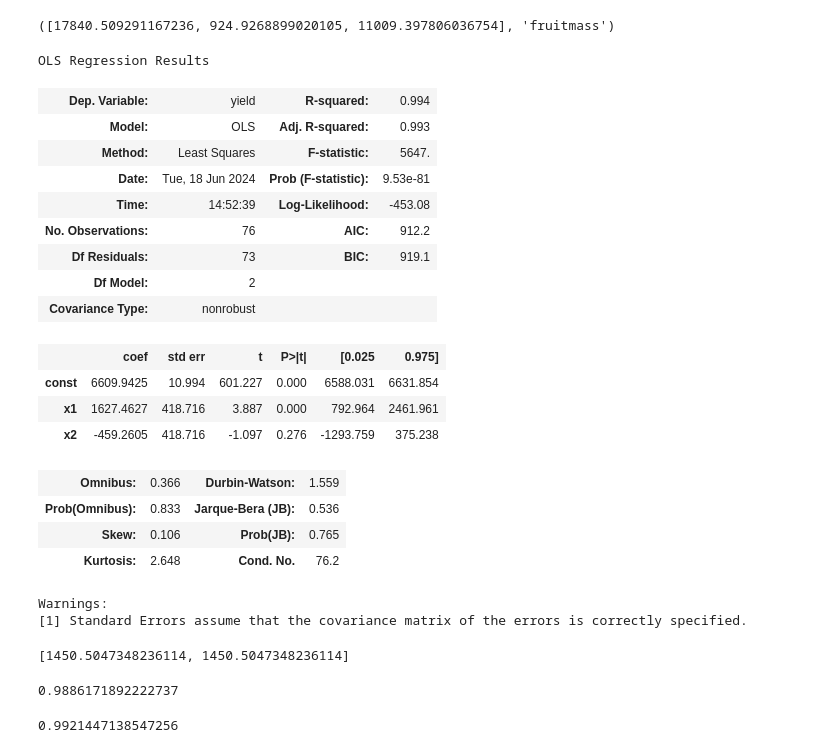
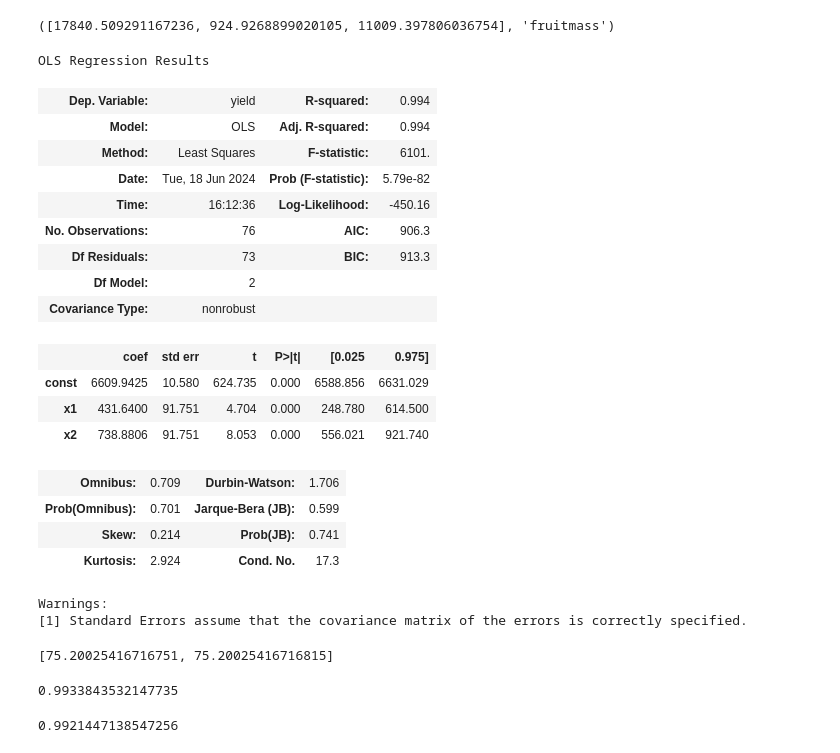
Before and after one commit to sunkusun9/DS_Lv3_elearning, a Jupyter notebook: 2-7. 회귀 분석.ipynb, the cells around one changed output. Saved outputs shown, nothing was run; the diff lists cells and outputs as text; code cells hidden in the pictures.

```diff
--- a/2-7. 회귀 분석.ipynb
+++ b/2-7. 회귀 분석.ipynb
@@ -933,41 +933,41 @@ vifs, X_cols[np.argmax(vifs)]
 # %% [output]
 ([17840.509291167236, 924.9268899020105, 11009.397806036754], 'fruitmass')
 # %%
-X3 = add_constant(zscore(df_berry2[['fruitmass', 'seeds']]))
+X3 = add_constant(zscore(df_berry2[['fruitset', 'seeds']]))
 
 lm3 = OLS(y, X3).fit()
 lm3.summary()
 # %% [output]
 OLS Regression Results
 | Dep. Variable: | yield | R-squared: | 0.994 |
-| Model: | OLS | Adj. R-squared: | 0.993 |
-| Method: | Least Squares | F-statistic: | 5647. |
-| Date: | Tue, 18 Jun 2024 | Prob (F-statistic): | 9.53e-81 |
-| Time: | 14:52:39 | Log-Likelihood: | -453.08 |
-| No. Observations: | 76 | AIC: | 912.2 |
-| Df Residuals: | 73 | BIC: | 919.1 |
+| Model: | OLS | Adj. R-squared: | 0.994 |
+| Method: | Least Squares | F-statistic: | 6101. |
+| Date: | Tue, 18 Jun 2024 | Prob (F-statistic): | 5.79e-82 |
+| Time: | 16:12:36 | Log-Likelihood: | -450.16 |
+| No. Observations: | 76 | AIC: | 906.3 |
+| Df Residuals: | 73 | BIC: | 913.3 |
 | Df Model: | 2 |  |  |
 | Covariance Type: | nonrobust |  |  |
 |  | coef | std err | t | P>|t| | [0.025 | 0.975] |
-| const | 6609.9425 | 10.994 | 601.227 | 0.000 | 6588.031 | 6631.854 |
-| x1 | 1627.4627 | 418.716 | 3.887 | 0.000 | 792.964 | 2461.961 |
-| x2 | -459.2605 | 418.716 | -1.097 | 0.276 | -1293.759 | 375.238 |
+| const | 6609.9425 | 10.580 | 624.735 | 0.000 | 6588.856 | 6631.029 |
+| x1 | 431.6400 | 91.751 | 4.704 | 0.000 | 248.780 | 614.500 |
+| x2 | 738.8806 | 91.751 | 8.053 | 0.000 | 556.021 | 921.740 |
-| Omnibus: | 0.366 | Durbin-Watson: | 1.559 |
-| Prob(Omnibus): | 0.833 | Jarque-Bera (JB): | 0.536 |
-| Skew: | 0.106 | Prob(JB): | 0.765 |
-| Kurtosis: | 2.648 | Cond. No. | 76.2 |
+| Omnibus: | 0.709 | Durbin-Watson: | 1.706 |
+| Prob(Omnibus): | 0.701 | Jarque-Bera (JB): | 0.599 |
+| Skew: | 0.214 | Prob(JB): | 0.741 |
+| Kurtosis: | 2.924 | Cond. No. | 17.3 |
 Warnings:
 [1] Standard Errors assume that the covariance matrix of the errors is correctly specified.
 # %%
 vifs = [variance_inflation_factor(X3, i) for i in range(1, 3)]
 vifs
 # %% [output]
-[1450.5047348236114, 1450.5047348236114]
+[75.20025416716751, 75.20025416716815]
 # %%
-lm3 = OLS(y, df_berry2[['fruitset']].assign(const=1)).fit()
+lm3 = OLS(y, df_berry2[['fruitmass']].assign(const=1)).fit()
 lm3.rsquared_adj
 # %% [output]
-0.9886171892222737
+0.9933843532147735
 # %%
 lm3 = OLS(y, df_berry2[['seeds']].assign(const=1)).fit()
 lm3.rsquared_adj
```
Also changed, not shown: parts of 8 cells of this notebook.
